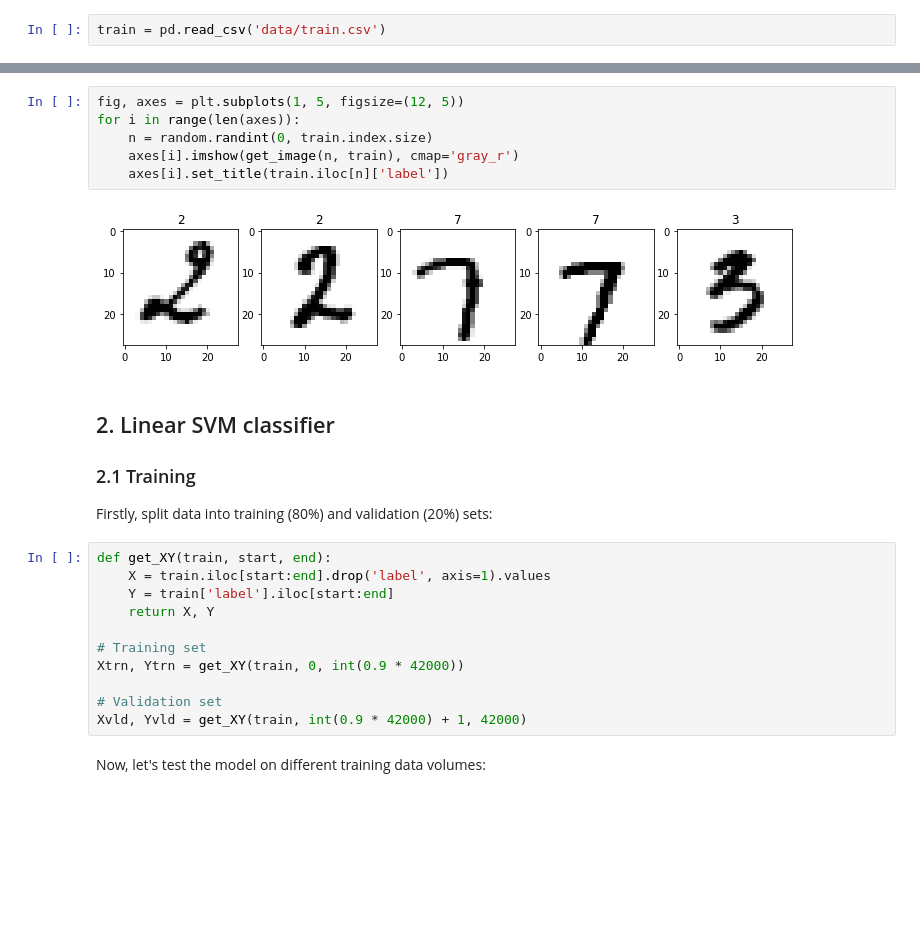
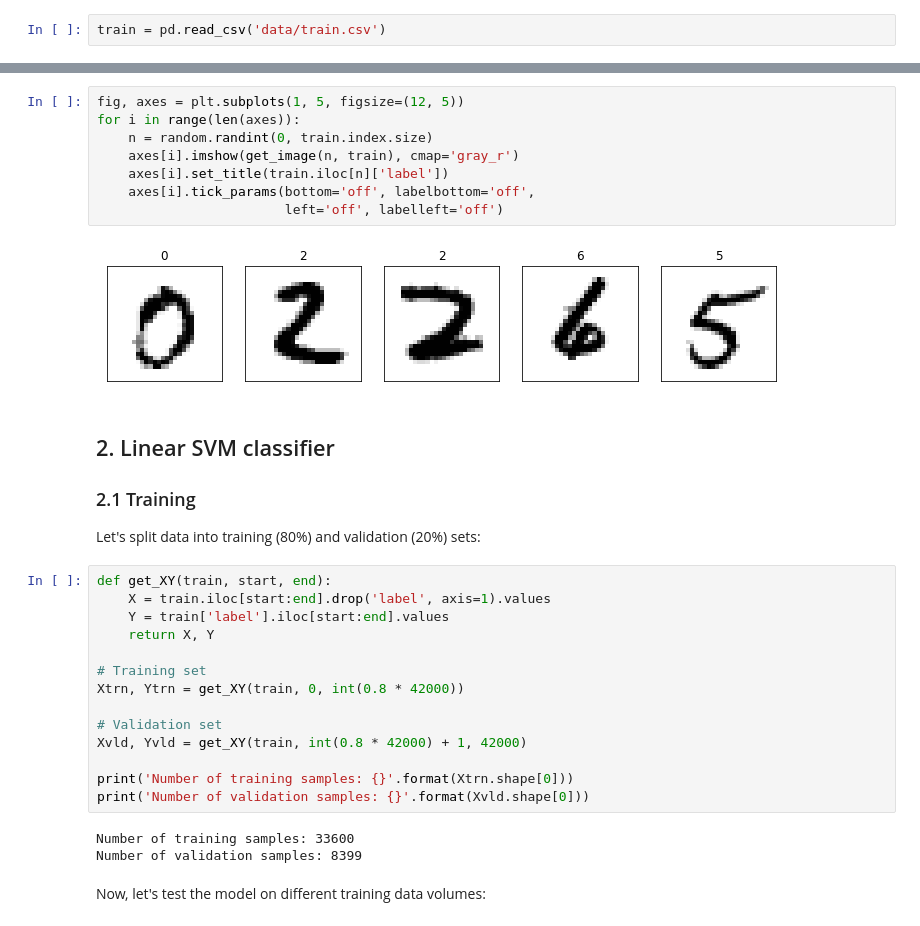
Before and after one commit to krzysztofarendt/kaggle-mnist, a Jupyter notebook: handwriting.ipynb, the cells around one changed output, grey strips where cells are left out. Cells and saved outputs as stored; diff of their text form; blank space fills up the shorter version.

```diff
--- a/handwriting.ipynb
+++ b/handwriting.ipynb
@@ -32,28 +34,36 @@ def plot_image(index, train):
 # %%
 fig, axes = plt.subplots(1, 5, figsize=(12, 5))
 for i in range(len(axes)):
     n = random.randint(0, train.index.size)
     axes[i].imshow(get_image(n, train), cmap='gray_r')
     axes[i].set_title(train.iloc[n]['label'])
+    axes[i].tick_params(bottom='off', labelbottom='off',
+                        left='off', labelleft='off')
 # %% [output]
-[figure, old version]
+[figure, new version]
 # %% [markdown]
 ## 2. Linear SVM classifier
 
 ### 2.1 Training
 
-Firstly, split data into training (80%) and validation (20%) sets:
+Let's split data into training (80%) and validation (20%) sets:
 # %%
 def get_XY(train, start, end):
     X = train.iloc[start:end].drop('label', axis=1).values
-    Y = train['label'].iloc[start:end]
+    Y = train['label'].iloc[start:end].values
     return X, Y
 
 # Training set
-Xtrn, Ytrn = get_XY(train, 0, int(0.9 * 42000))
+Xtrn, Ytrn = get_XY(train, 0, int(0.8 * 42000))
 
 # Validation set
-Xvld, Yvld = get_XY(train, int(0.9 * 42000) + 1, 42000)
+Xvld, Yvld = get_XY(train, int(0.8 * 42000) + 1, 42000)
+
+print('Number of training samples: {}'.format(Xtrn.shape[0]))
+print('Number of validation samples: {}'.format(Xvld.shape[0]))
+# %% [output]
+Number of training samples: 33600
+Number of validation samples: 8399
 # %% [markdown]
 Now, let's test the model on different training data volumes:
 # %%
```
Also changed, not shown: parts of 28 cells of this notebook, 1 other file.
